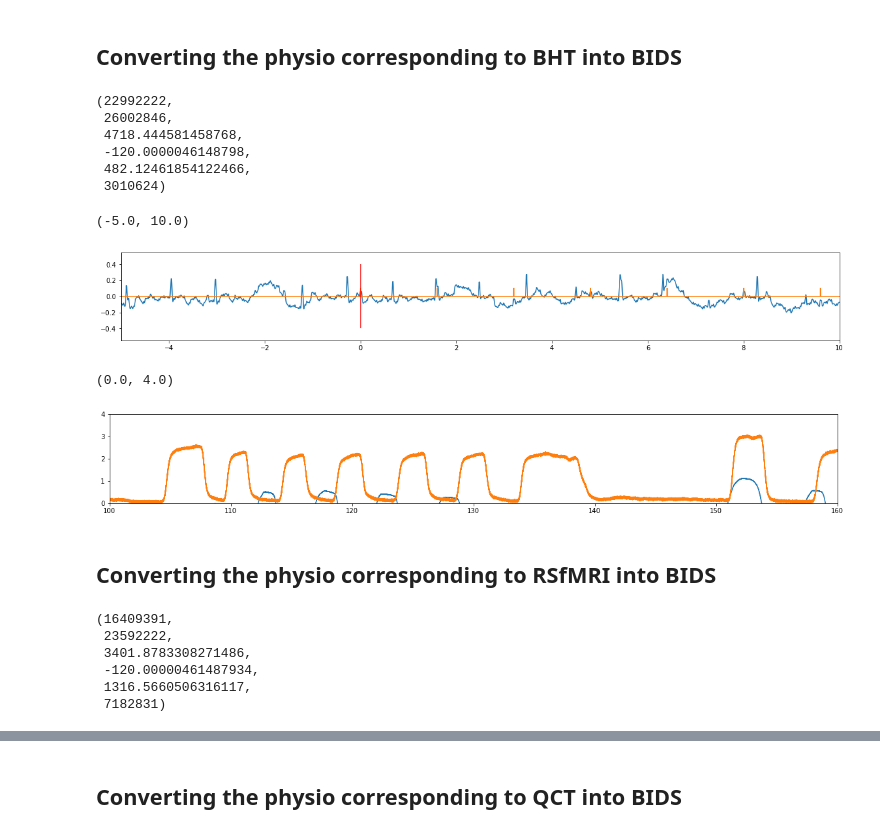
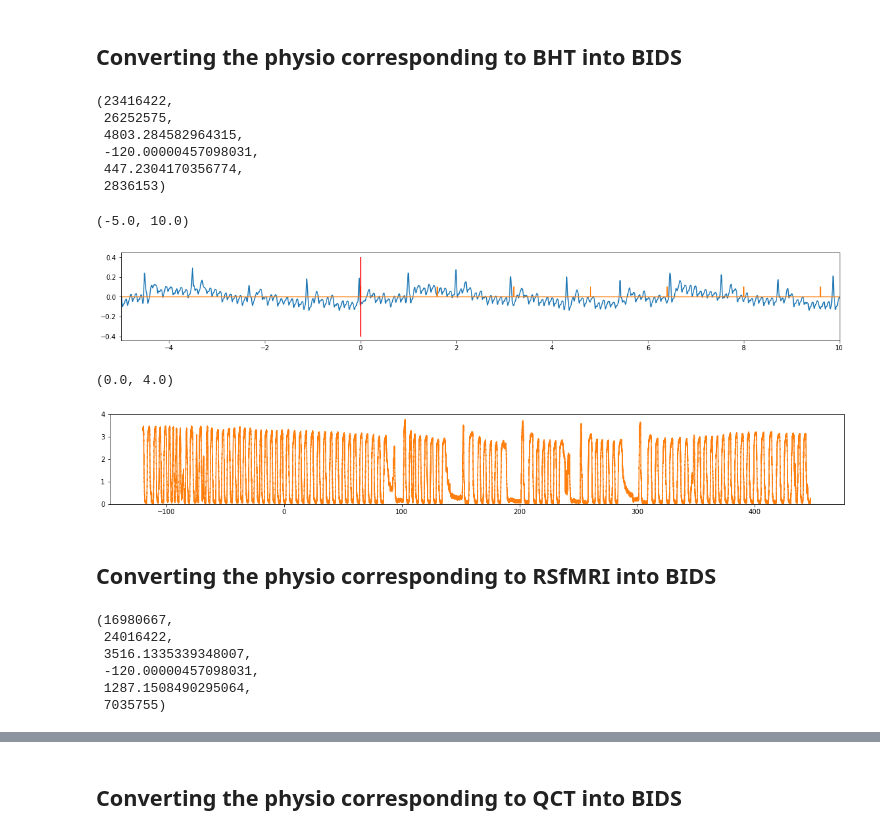
Before and after one commit to oesteban/hcph-sops, a Jupyter notebook: code/physioconv/physio-to-bids.ipynb, the cells around one changed output, grey strips where cells are left out. Saved outputs shown, nothing was run; the diff lists cells and outputs as text; code cells hidden in the pictures.

Commit message:
enh: add session 28 for physio

```diff
--- a/code/physioconv/physio-to-bids.ipynb
+++ b/code/physioconv/physio-to-bids.ipynb
@@ -51,7 +51,8 @@ RECALIBRATED_SESSION = 23
 FIRST_O2_SESSION = 11
 
 participant = "001"
-session = 26
+session = 28
+session_excluded = False
 
 biopac_session = biopac_lookup[biopac_lookup.session == session]
 
@@ -59,6 +60,9 @@ if len(biopac_session) != 1:
     raise RuntimeError
 
 pe = biopac_session.PE.values[0]
+
+if session_excluded:
+    print("SESSION IS MARKED EXCLUDED!!!!!")
 # %% [markdown]
 Prepare repeated metadata across JSON files.
 These JSON files may be consolidated at the top level of the BIDS structure for the most part.
@@ -161,7 +165,7 @@ If the correct triggers are preserved, the plot below should show an orange trig
 # between_seq = np.delete(between_seq, (0, 1, 4, 5, -1))  # session 9
 # between_seq = np.delete(between_seq, (2, 3, -1))
 # between_seq = np.delete(between_seq, (0, 2, 3, 4, 5, 7, 8, 9))  # session 1
-between_seq = np.delete(between_seq, (2, -1))
+between_seq = np.delete(between_seq, (2, 3))
 
 seq_limits = np.zeros_like(trigger_onsets)
 seq_limits[between_seq] = 1
@@ -379,12 +383,12 @@ bht_ch_data = ch_data[bht_idx_start:bht_idx_stop]
 bht_trigger = data[first_timepoint:last_timepoint]
 bht_idx_start, bht_idx_stop, bht_onset, x_sec[0], x_sec[-1], len(x_sec)
 # %% [output]
-(22992222,
- 26002846,
- 4718.444581458768,
- -120.0000046148798,
- 482.12461854122466,
- 3010624)
+(23416422,
+ 26252575,
+ 4803.284582964315,
+ -120.00000457098031,
+ 447.2304170356774,
+ 2836153)
 # %%
 plt.plot(x_sec, bht_ch_data)
 plt.plot(x_sec, bht_trigger / 50)
@@ -392,5 +396,5 @@ plt.vlines(0, -0.4, 0.4, colors="r")
 plt.xlim((-5, 10))
 # %% [output]
 (-5.0, 10.0)
-[figure, old version]
+[figure, new version]
 # %%
@@ -440,11 +444,11 @@ if session < FIRST_O2_SESSION:
 # %%
 plt.plot(x_sec, bht_resp_data["belt"])
 plt.plot(x_sec, bht_resp_data["CO2"])
 # if session >= FIRST_O2_SESSION:
 #     plt.plot(x_sec, bht_resp_data["O2"] - 18)
-plt.xlim((100, 160))
+#plt.xlim((100, 160))
 plt.ylim((0, 4))
 # %% [output]
 (0.0, 4.0)
-[figure, old version]
+[figure, new version]
 # %%
@@ -529,12 +533,12 @@ rest_ch_data = ch_data[rest_idx_start:rest_idx_stop]
 rest_trigger = data[first_timepoint:last_timepoint]
 rest_idx_start, rest_idx_stop, rest_onset, x_sec[0], x_sec[-1], len(x_sec)
 # %% [output]
-(16409391,
- 23592222,
- 3401.8783308271486,
- -120.00000461487934,
- 1316.5660506316117,
- 7182831)
+(16980667,
+ 24016422,
+ 3516.1335339348007,
+ -120.00000457098031,
+ 1287.1508490295064,
+ 7035755)
 # %%
 plt.plot(x_sec, rest_ch_data)
 plt.plot(x_sec, rest_trigger / 50)
```
Also changed, not shown: parts of 28 cells of this notebook, 1 other file.
